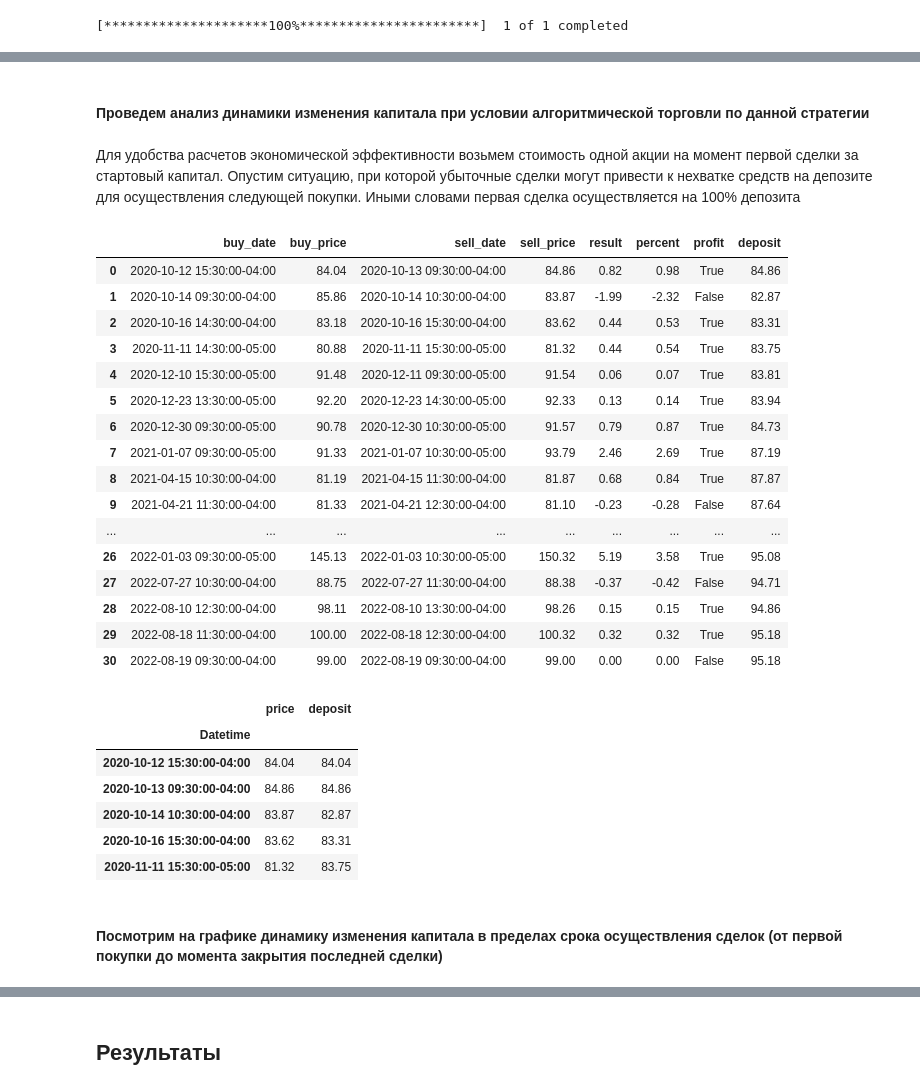
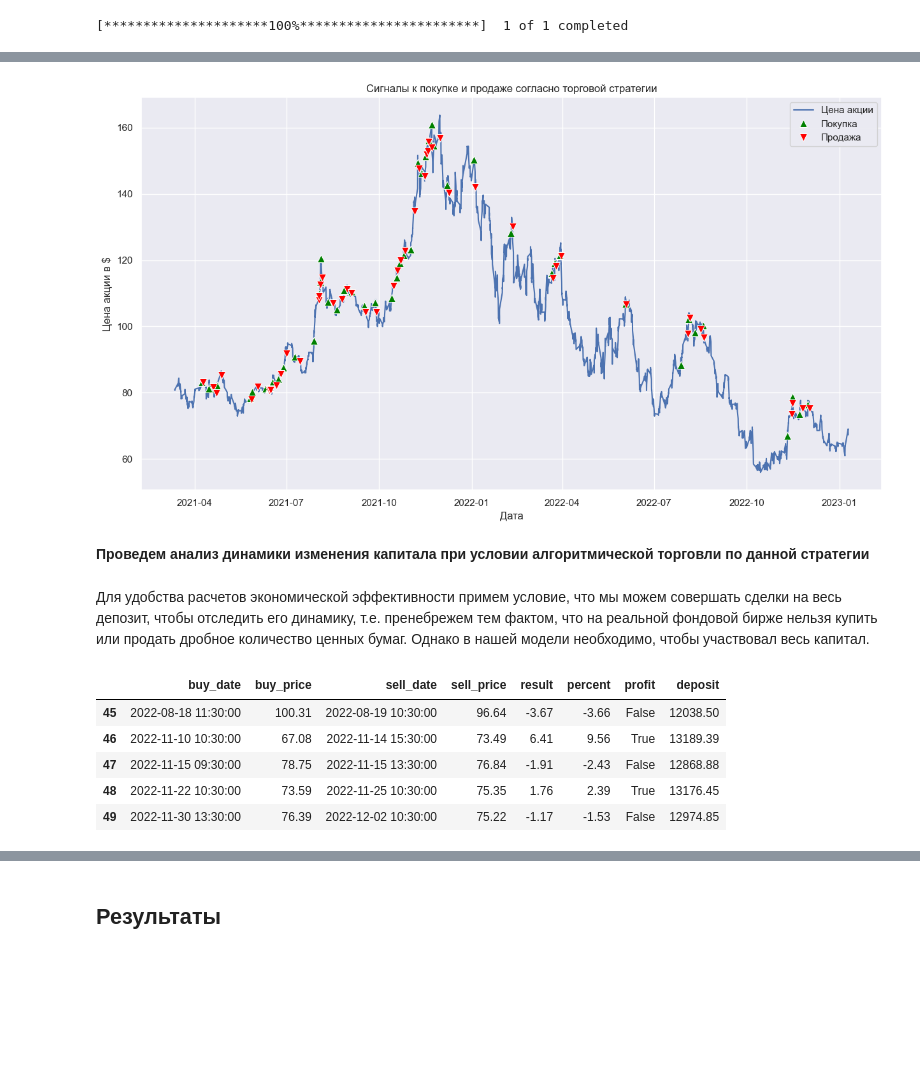
Before and after one commit to Maxwavez/Backtesting-of-stock-market-trading-strategies, a Jupyter notebook: MACD and 200 EMA strategy backtest.ipynb, the cells around one changed output, grey strips where cells are left out. Drawn from its saved outputs; the diff is of its cells as text; code cells hidden in the pictures; blank space fills up the shorter version.

```diff
--- a/MACD and 200 EMA strategy backtest.ipynb
+++ b/MACD and 200 EMA strategy backtest.ipynb
@@ -192,3 +171,16 @@ join_data = pd.concat([buy_dates_data.reset_index(drop = True), sell_dates_data.
+# %%
+# составим общий датафрейм с данными о покупках и продажах акций (включим в него даты и цены сделок)
+# данные о покупках уже известны по сигналу 'cross_macd_sign',
+# а данные о продажах возьмем из датафрейма 'trade_data' с помощью полученных индексов
+
+buy_data = trade_data[trade_data['cross_macd_sign'] == 'buy'][['close']].reset_index().rename(columns={'close':'buy_price',
+                                                                                                      'Datetime':'buy_date'})
+
+sell_data = trade_data.reset_index().loc[sell_indexes][['Datetime', 'close']].rename(columns={'close':'sell_price',
+                                                                                             'Datetime':'sell_date'})
+
+# и склеим 2 таблицы в одну общую
+join_data = pd.concat([buy_data, sell_data.reset_index(drop=True)],axis=1)
 # %%
 join_data.head()
 # %% [output]
@@ -254,4 +225,12 @@ Text(0.5, 8.95999999999998, 'Прибыль/убычток в %')
+# %%
+ax = sns.lineplot(x = 'Datetime', y = 'close', data = data)
+sns.lineplot(x = 'buy_date', y = 'buy_price', data = join_data, linestyle='', marker = '^',  markersize = 8, color = 'green')
+sns.lineplot(x = 'sell_date', y = 'sell_price', data = join_data, linestyle='', marker = 'v', markersize = 8, color = 'red')
+ax.set_title('Сигналы к покупке и продаже согласно торговой стратегии')
+ax.set_xlabel('Дата')
+ax.set_ylabel('Цена акции в $')
+plt.legend(loc='upper right', labels=['Цена акции', 'Покупка', 'Продажа']);
+# %% [output]
+[figure, added]
 # %% [markdown]
-#### Проведем анализ динамики изменения капитала при условии алгоритмической торговли по данной стратегии
+**Проведем анализ динамики изменения капитала при условии алгоритмической торговли по данной стратегии**
-# %% [markdown]
-Для удобства расчетов экономической эффективности возьмем стоимость одной акции на момент первой сделки за стартовый капитал. Опустим ситуацию, при которой убыточные сделки могут привести к нехватке средств на депозите для осуществления следующей покупки. Иными словами первая сделка осуществляется на 100% депозита
@@ -266,23 +237,24 @@ for result in join_data.result:
-# %%
-# добавим в таблицу колонку с данными о депозите по состоянию на даты совершения сделок
-join_data['deposit'] = pd.Series(deposit_history[1:])
+# %% [markdown]
+Для удобства расчетов экономической эффективности примем условие, что мы можем совершать сделки на весь депозит, чтобы отследить его динамику, т.е. пренебрежем тем фактом, что на реальной фондовой бирже нельзя купить или продать дробное количество ценных бумаг. Однако в нашей модели необходимо, чтобы участвовал весь капитал.
+# %%
+# произвольно определим стартовый капитал и в хронологическом порядке наложим на него результат каждой сделки
+# результаты сохраним в список
+start_depo = 10000
+
+deposit = start_depo
+depo = []
+for deal in join_data.percent:
+    deposit += deposit * (deal/100)
+    depo.append(round(deposit, 2))
+# %%
+# добавим в датафрейм инфо об изменениях депозита
+join_data['deposit'] = depo
 # %%
-join_data
+join_data.tail()
 # %% [output]
 |  | buy_date | buy_price | sell_date | sell_price | result | percent | profit | deposit |
-| 0 | 2020-10-12 15:30:00-04:00 | 84.04 | 2020-10-13 09:30:00-04:00 | 84.86 | 0.82 | 0.98 | True | 84.86 |
-| 1 | 2020-10-14 09:30:00-04:00 | 85.86 | 2020-10-14 10:30:00-04:00 | 83.87 | -1.99 | -2.32 | False | 82.87 |
-| 2 | 2020-10-16 14:30:00-04:00 | 83.18 | 2020-10-16 15:30:00-04:00 | 83.62 | 0.44 | 0.53 | True | 83.31 |
-| 3 | 2020-11-11 14:30:00-05:00 | 80.88 | 2020-11-11 15:30:00-05:00 | 81.32 | 0.44 | 0.54 | True | 83.75 |
-| 4 | 2020-12-10 15:30:00-05:00 | 91.48 | 2020-12-11 09:30:00-05:00 | 91.54 | 0.06 | 0.07 | True | 83.81 |
-| 5 | 2020-12-23 13:30:00-05:00 | 92.20 | 2020-12-23 14:30:00-05:00 | 92.33 | 0.13 | 0.14 | True | 83.94 |
-| 6 | 2020-12-30 09:30:00-05:00 | 90.78 | 2020-12-30 10:30:00-05:00 | 91.57 | 0.79 | 0.87 | True | 84.73 |
-| 7 | 2021-01-07 09:30:00-05:00 | 91.33 | 2021-01-07 10:30:00-05:00 | 93.79 | 2.46 | 2.69 | True | 87.19 |
-| 8 | 2021-04-15 10:30:00-04:00 | 81.19 | 2021-04-15 11:30:00-04:00 | 81.87 | 0.68 | 0.84 | True | 87.87 |
-| 9 | 2021-04-21 11:30:00-04:00 | 81.33 | 2021-04-21 12:30:00-04:00 | 81.10 | -0.23 | -0.28 | False | 87.64 |
-| ... | ... | ... | ... | ... | ... | ... | ... | ... |
-| 26 | 2022-01-03 09:30:00-05:00 | 145.13 | 2022-01-03 10:30:00-05:00 | 150.32 | 5.19 | 3.58 | True | 95.08 |
-| 27 | 2022-07-27 10:30:00-04:00 | 88.75 | 2022-07-27 11:30:00-04:00 | 88.38 | -0.37 | -0.42 | False | 94.71 |
-| 28 | 2022-08-10 12:30:00-04:00 | 98.11 | 2022-08-10 13:30:00-04:00 | 98.26 | 0.15 | 0.15 | True | 94.86 |
-| 29 | 2022-08-18 11:30:00-04:00 | 100.00 | 2022-08-18 12:30:00-04:00 | 100.32 | 0.32 | 0.32 | True | 95.18 |
-| 30 | 2022-08-19 09:30:00-04:00 | 99.00 | 2022-08-19 09:30:00-04:00 | 99.00 | 0.00 | 0.00 | False | 95.18 |
+| 45 | 2022-08-18 11:30:00 | 100.31 | 2022-08-19 10:30:00 | 96.64 | -3.67 | -3.66 | False | 12038.50 |
+| 46 | 2022-11-10 10:30:00 | 67.08 | 2022-11-14 15:30:00 | 73.49 | 6.41 | 9.56 | True | 13189.39 |
+| 47 | 2022-11-15 09:30:00 | 78.75 | 2022-11-15 13:30:00 | 76.84 | -1.91 | -2.43 | False | 12868.88 |
+| 48 | 2022-11-22 10:30:00 | 73.59 | 2022-11-25 10:30:00 | 75.35 | 1.76 | 2.39 | True | 13176.45 |
+| 49 | 2022-11-30 13:30:00 | 76.39 | 2022-12-02 10:30:00 | 75.22 | -1.17 | -1.53 | False | 12974.85 |
@@ -301,12 +260,0 @@ plot_df = plot_df.set_index('Datetime')
-# %%
-plot_df.head(5)
-# %% [output]
-|  | price | deposit |
-| Datetime |  |  |
-| 2020-10-12 15:30:00-04:00 | 84.04 | 84.04 |
-| 2020-10-13 09:30:00-04:00 | 84.86 | 84.86 |
-| 2020-10-14 10:30:00-04:00 | 83.87 | 82.87 |
-| 2020-10-16 15:30:00-04:00 | 83.62 | 83.31 |
-| 2020-11-11 15:30:00-05:00 | 81.32 | 83.75 |
-# %% [markdown]
-#### Посмотрим на графике динамику изменения капитала в пределах срока осуществления сделок (от первой покупки до момента закрытия последней сделки)
```
Also changed, not shown: parts of 61 cells of this notebook.
